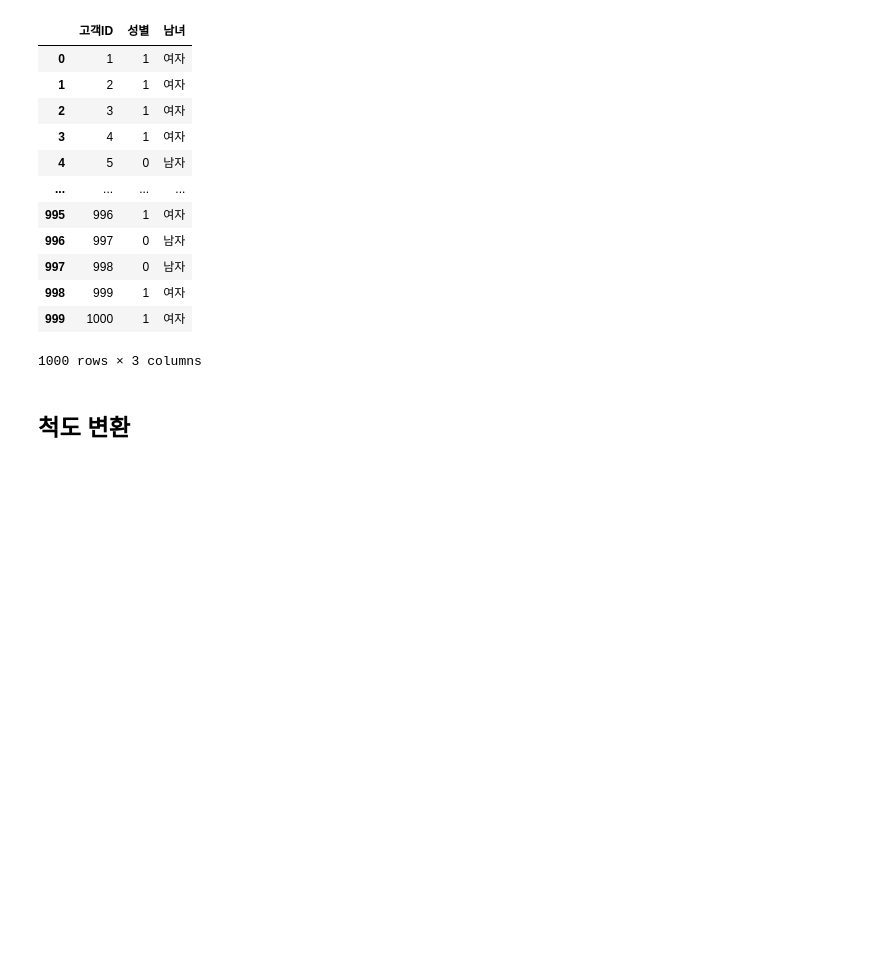
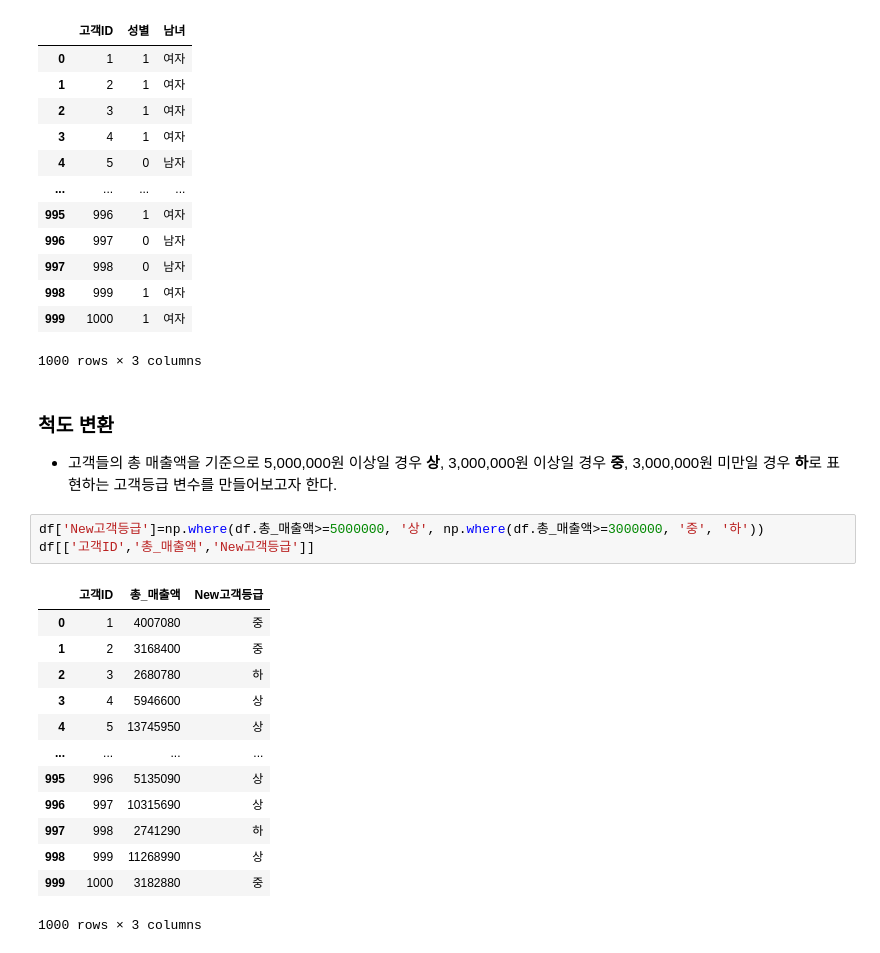
Before and after one commit to OH1107/self_study, a Jupyter notebook: training/4장_데이터_전처리_및_기초분석.ipynb, the cells around one changed output. Saved outputs shown, nothing was run; the diff lists cells and outputs as text; blank space fills up the shorter version.

```diff
--- a/training/4장_데이터_전처리_및_기초분석.ipynb
+++ b/training/4장_데이터_전처리_및_기초분석.ipynb
@@ -170,5 +181,23 @@ df[['고객ID','성별','남녀']]
 | 998 | 999 | 1 | 여자 |
 | 999 | 1000 | 1 | 여자 |
 1000 rows × 3 columns
-# %% [markdown]
-## 척도 변환
+# %% [markdown]
+### 척도 변환
+- 고객들의 총 매출액을 기준으로 5,000,000원 이상일 경우 **상**, 3,000,000원 이상일 경우 **중**, 3,000,000원 미만일 경우 **하**로 표현하는 고객등급 변수를 만들어보고자 한다.
+# %%
+df['New고객등급']=np.where(df.총_매출액>=5000000, '상', np.where(df.총_매출액>=3000000, '중', '하'))
+df[['고객ID','총_매출액','New고객등급']]
+# %% [output]
+|  | 고객ID | 총_매출액 | New고객등급 |
+| 0 | 1 | 4007080 | 중 |
+| 1 | 2 | 3168400 | 중 |
+| 2 | 3 | 2680780 | 하 |
+| 3 | 4 | 5946600 | 상 |
+| 4 | 5 | 13745950 | 상 |
+| ... | ... | ... | ... |
+| 995 | 996 | 5135090 | 상 |
+| 996 | 997 | 10315690 | 상 |
+| 997 | 998 | 2741290 | 하 |
+| 998 | 999 | 11268990 | 상 |
+| 999 | 1000 | 3182880 | 중 |
+1000 rows × 3 columns
```
Also changed, not shown: parts of 19 cells of this notebook.
